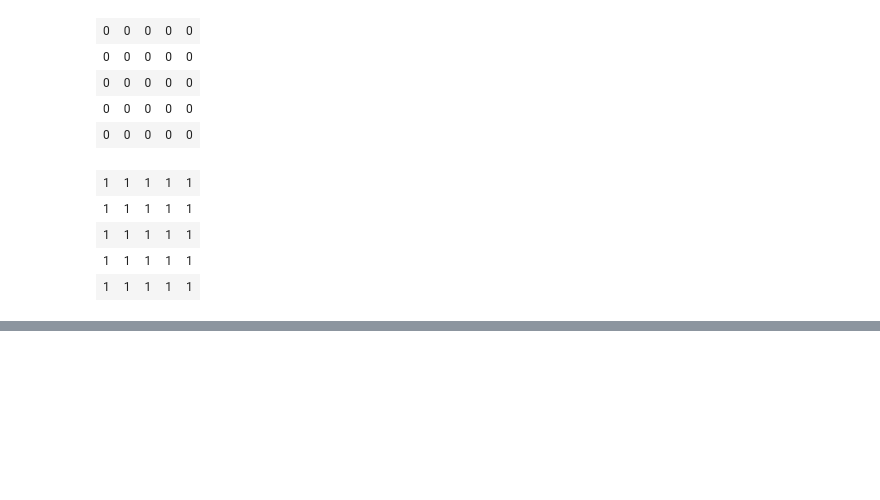
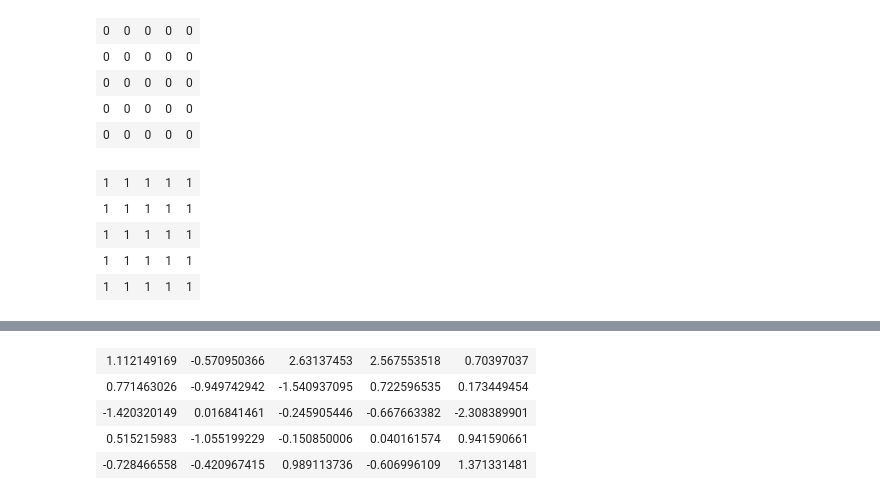
Before and after one commit to tuomasvaltanenLUAS/DataAnalytics2026, a Jupyter notebook: lecture2_numpy/numpy_examples1.ipynb, the cells around one changed output, grey strips where cells are left out. Drawn from its saved outputs; the diff is of its cells as text; code cells hidden in the pictures; blank space fills up the shorter version.

```diff
--- a/lecture2_numpy/numpy_examples1.ipynb
+++ b/lecture2_numpy/numpy_examples1.ipynb
@@ -172,0 +235,12 @@ data
+# %%
+# generate random numebrs from standard normal distribution
+# value range is commonly between -3 and +3, not values slightly out of bounds
+# also possible (meaning extreme values => outliers)
+data = np.random.randn(5, 5)
+data
+# %% [output]
+| 1.112149169 | -0.570950366 | 2.63137453 | 2.567553518 | 0.70397037 |
+| 0.771463026 | -0.949742942 | -1.540937095 | 0.722596535 | 0.173449454 |
+| -1.420320149 | 0.016841461 | -0.245905446 | -0.667663382 | -2.308389901 |
+| 0.515215983 | -1.055199229 | -0.150850006 | 0.040161574 | 0.941590661 |
+| -0.728466558 | -0.420967415 | 0.989113736 | -0.606996109 | 1.371331481 |
```
Also changed, not shown: parts of 7 cells of this notebook.
